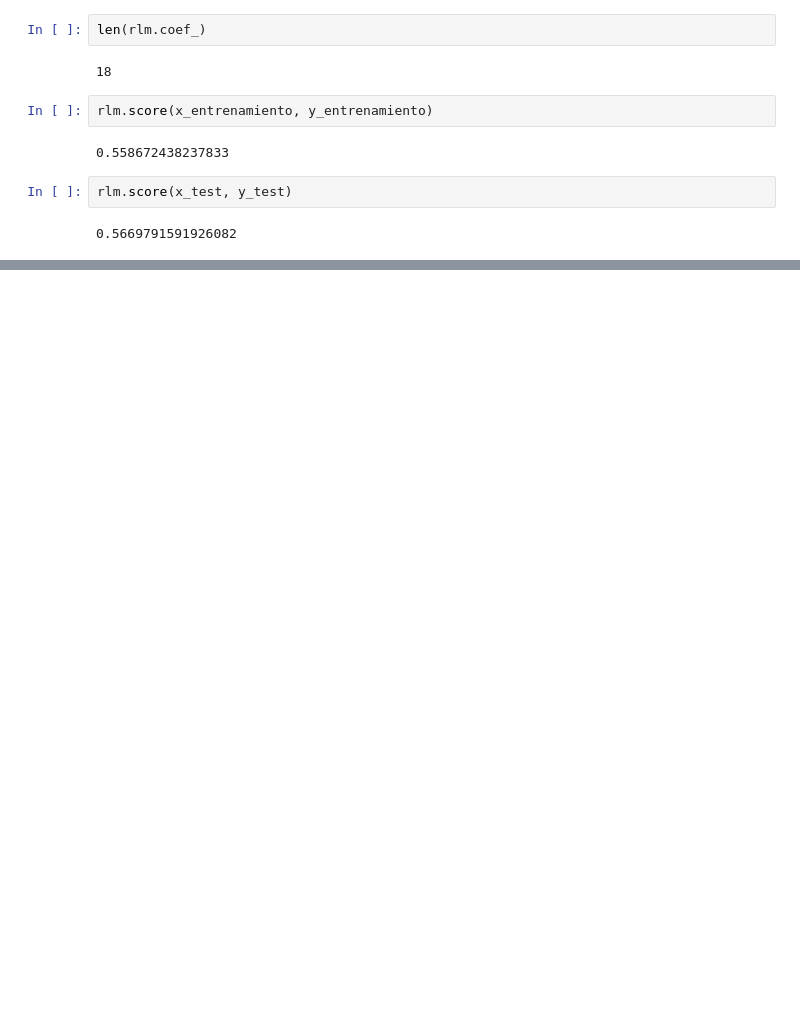
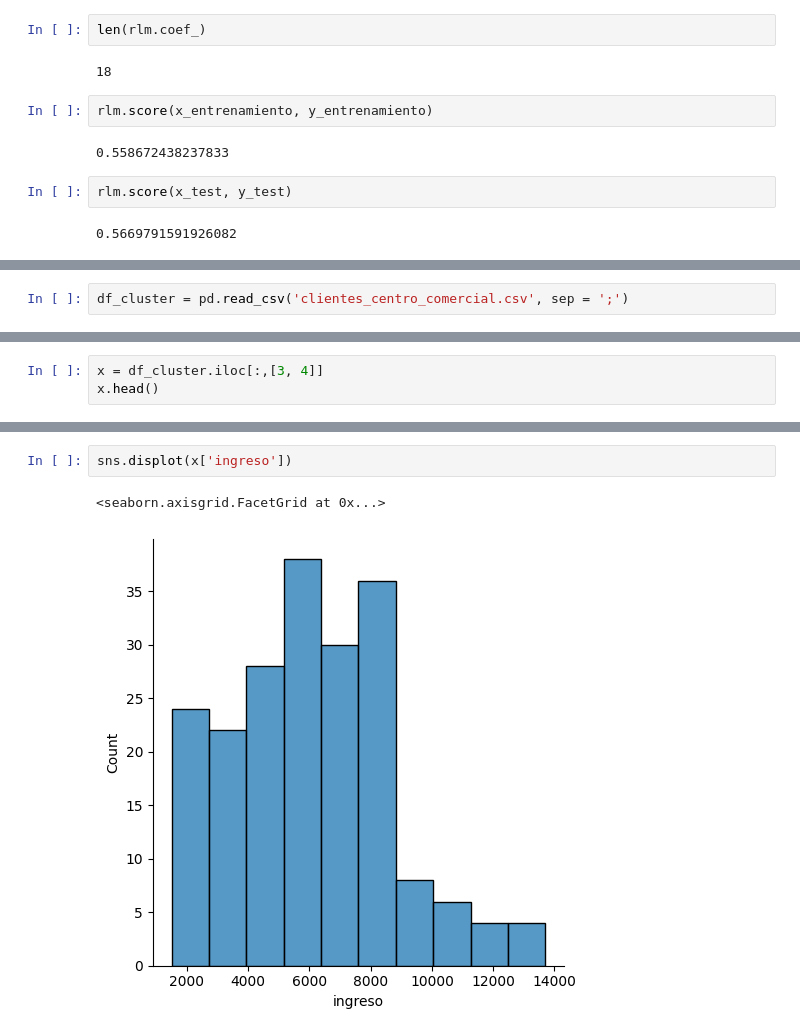
Before and after one commit to Cesarpipe31/Alura_Python_DS_04_Scikit_Learn_Publicar, a Jupyter notebook: Alura_Python_DS_Scikit_Learn.ipynb, the cells around one changed output, grey strips where cells are left out. Saved outputs shown, nothing was run; the diff lists cells and outputs as text; blank space fills up the shorter version.

```diff
--- a/Alura_Python_DS_Scikit_Learn.ipynb
+++ b/Alura_Python_DS_Scikit_Learn.ipynb
@@ -501,0 +505,2 @@ rlm.score(x_test, y_test)
+# %%
+df_cluster = pd.read_csv('clientes_centro_comercial.csv', sep = ';')
@@ -501,0 +543,3 @@ rlm.score(x_test, y_test)
+# %%
+x = df_cluster.iloc[:,[3, 4]]
+x.head()
@@ -501,0 +553,5 @@ rlm.score(x_test, y_test)
+# %%
+sns.displot(x['ingreso'])
+# %% [output]
+<seaborn.axisgrid.FacetGrid at 0x...>
+[figure, added]
```
Also changed, not shown: parts of 17 cells of this notebook.
